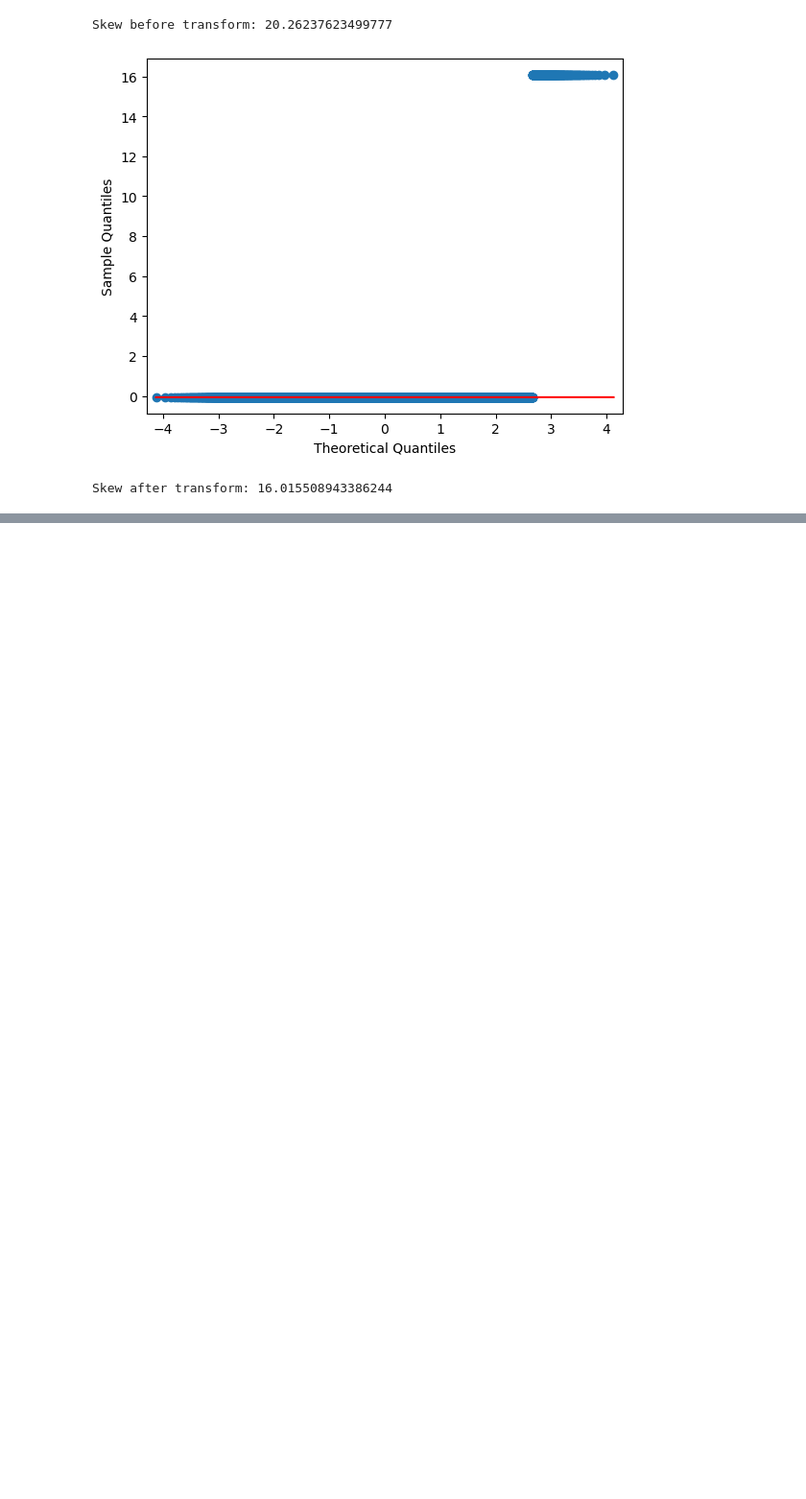
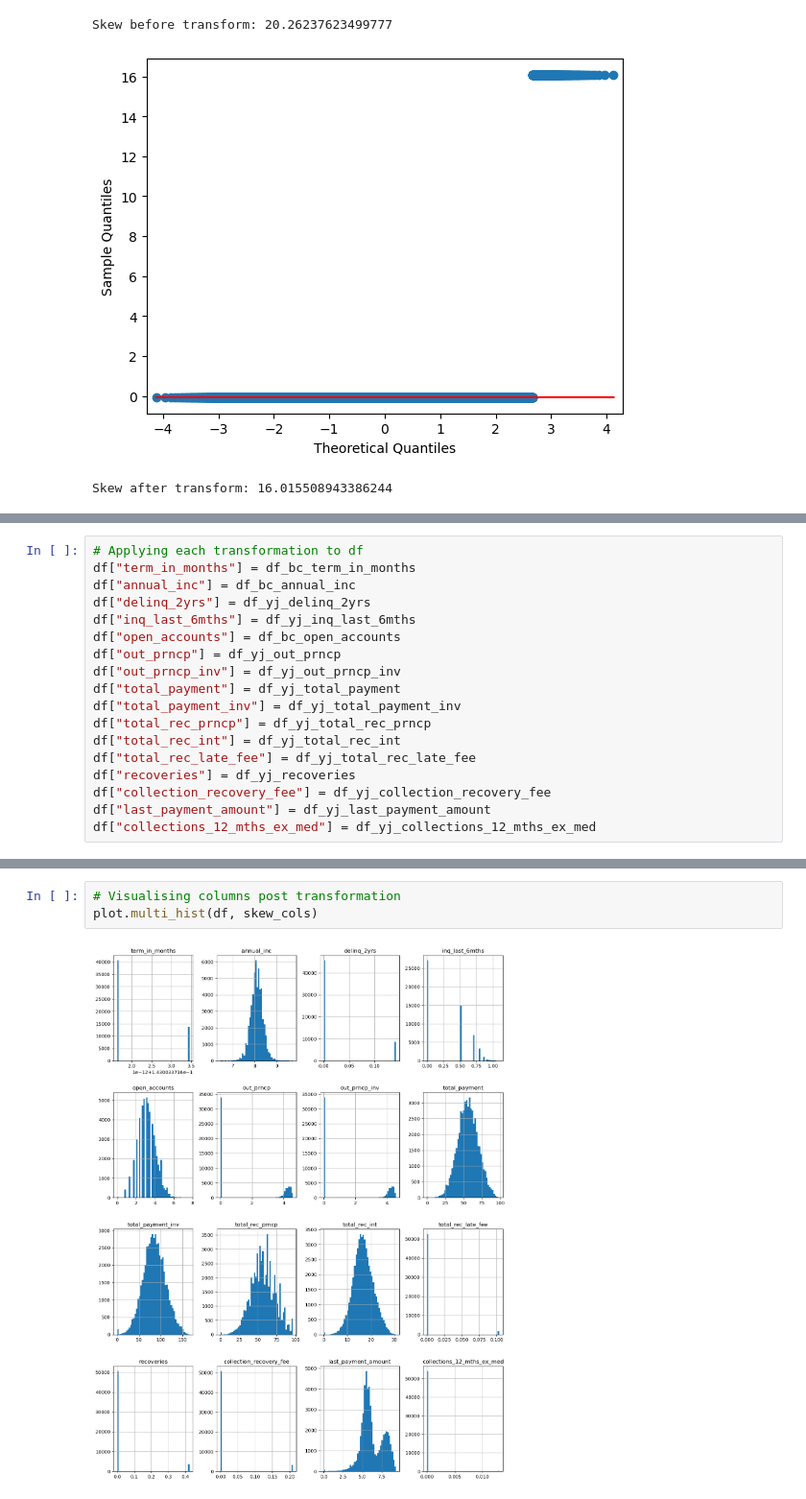
Before and after one commit to RyanCodeGit/exploratory-data-analysis---customer-loans-in-finance800, a Jupyter notebook: EDA.ipynb, the cells around one changed output, grey strips where cells are left out. Shown at 96% size. Drawn from its saved outputs; the diff is of its cells as text; blank space fills up the shorter version.

Commit message:
Adds skew correction to EDA.ipynb

```diff
--- a/EDA.ipynb
+++ b/EDA.ipynb
@@ -899,0 +924,18 @@ Skew after transform: 16.015508943386244
+# %%
+# Applying each transformation to df
+df["term_in_months"] = df_bc_term_in_months
+df["annual_inc"] = df_bc_annual_inc
+df["delinq_2yrs"] = df_yj_delinq_2yrs
+df["inq_last_6mths"] = df_yj_inq_last_6mths
+df["open_accounts"] = df_bc_open_accounts
+df["out_prncp"] = df_yj_out_prncp
+df["out_prncp_inv"] = df_yj_out_prncp_inv
+df["total_payment"] = df_yj_total_payment
+df["total_payment_inv"] = df_yj_total_payment_inv
+df["total_rec_prncp"] = df_yj_total_rec_prncp
+df["total_rec_int"] = df_yj_total_rec_int
+df["total_rec_late_fee"] = df_yj_total_rec_late_fee
+df["recoveries"] = df_yj_recoveries
+df["collection_recovery_fee"] = df_yj_collection_recovery_fee
+df["last_payment_amount"] = df_yj_last_payment_amount
+df["collections_12_mths_ex_med"] = df_yj_collections_12_mths_ex_med
@@ -899,0 +947,5 @@ Skew after transform: 16.015508943386244
+# %%
+# Visualising columns post transformation
+plot.multi_hist(df, skew_cols)
+# %% [output]
+[figure, added]
```
Also changed, not shown: parts of 22 cells of this notebook.
